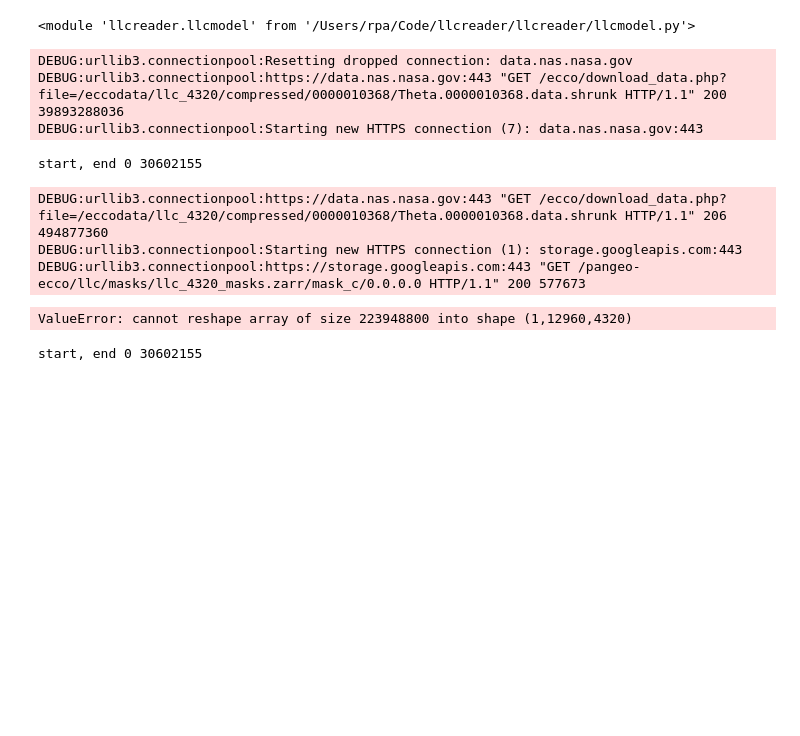
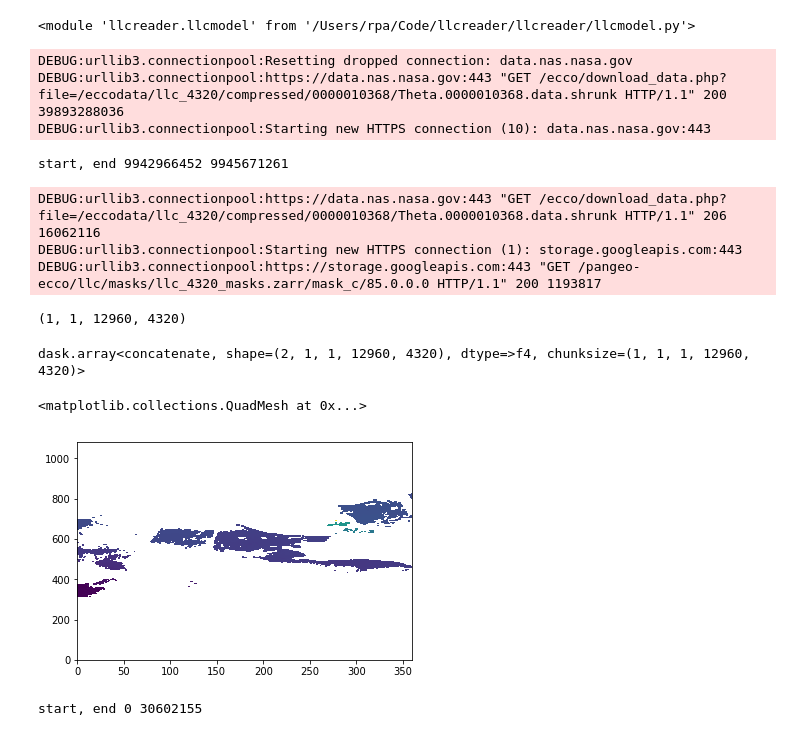
Before and after one commit to rabernat/llcreader, a Jupyter notebook: test_llc4320.ipynb, the cells around one changed output. Cells and saved outputs as stored; diff of their text form; code cells hidden in the pictures; blank space fills up the shorter version.

```diff
--- a/test_llc4320.ipynb
+++ b/test_llc4320.ipynb
@@ -95,7 +118,7 @@ from fsspec.implementations.local import LocalFileSystem
 # %%
 fs = HTTPFileSystem()
 path = 'https://data.nas.nasa.gov/ecco/download_data.php?file=/eccodata/llc_4320/compressed/0000010368/Theta.0000010368.data.shrunk'
-dtype = np.dtype('>4f')
+dtype = np.dtype('>f4')
 nk = 90
 nx = 4320
 # %%
@@ -156,18 +180,27 @@ llcmodel
 # %% [output]
 <module 'llcreader.llcmodel' from '/Users/rpa/Code/llcreader/llcreader/llcmodel.py'>
 # %%
-dr = llcmodel.LLCDataRequest(fs, path, dtype, nk, nx, mask=facets, index=index_cum, klevels=[0])
-data = dr._build_facet_chunk(0)
+dr = llcmodel.LLCDataRequest(fs, path, dtype, nk, nx, mask=facets, index=index_cum, klevels=[85])
+data = dr._build_facet_chunk(1)
 data.shape
 # %% [output]
 DEBUG:urllib3.connectionpool:Resetting dropped connection: data.nas.nasa.gov
 DEBUG:urllib3.connectionpool:https://data.nas.nasa.gov:443 "GET /ecco/download_data.php?file=/eccodata/llc_4320/compressed/0000010368/Theta.0000010368.data.shrunk HTTP/1.1" 200 39893288036
-DEBUG:urllib3.connectionpool:Starting new HTTPS connection (7): data.nas.nasa.gov:443
+DEBUG:urllib3.connectionpool:Starting new HTTPS connection (10): data.nas.nasa.gov:443
-start, end 0 30602155
+start, end 9942966452 9945671261
-DEBUG:urllib3.connectionpool:https://data.nas.nasa.gov:443 "GET /ecco/download_data.php?file=/eccodata/llc_4320/compressed/0000010368/Theta.0000010368.data.shrunk HTTP/1.1" 206 494877360
+DEBUG:urllib3.connectionpool:https://data.nas.nasa.gov:443 "GET /ecco/download_data.php?file=/eccodata/llc_4320/compressed/0000010368/Theta.0000010368.data.shrunk HTTP/1.1" 206 16062116
 DEBUG:urllib3.connectionpool:Starting new HTTPS connection (1): storage.googleapis.com:443
-DEBUG:urllib3.connectionpool:https://storage.googleapis.com:443 "GET /pangeo-ecco/llc/masks/llc_4320_masks.zarr/mask_c/0.0.0.0 HTTP/1.1" 200 577673
+DEBUG:urllib3.connectionpool:https://storage.googleapis.com:443 "GET /pangeo-ecco/llc/masks/llc_4320_masks.zarr/mask_c/85.0.0.0 HTTP/1.1" 200 1193817
-ValueError: cannot reshape array of size 223948800 into shape (1,12960,4320)
+(1, 1, 12960, 4320)
+# %%
+dsa.concatenate([data[None], data[None]], axis=0)
+# %% [output]
+dask.array<concatenate, shape=(2, 1, 1, 12960, 4320), dtype=>f4, chunksize=(1, 1, 1, 12960, 4320)>
+# %%
+plt.pcolormesh(data[0, 0, ::12, ::12])
+# %% [output]
+<matplotlib.collections.QuadMesh at 0x...>
+[figure, added]
 # %%
 dr = llcmodel.LLCDataRequest(local_fs, local_path, dtype, nk, nx, mask=facets, index=index_cum, klevels=[0])
 data = dr._build_facet_chunk(0)
```
Also changed, not shown: parts of 20 cells of this notebook, 2 other files.
